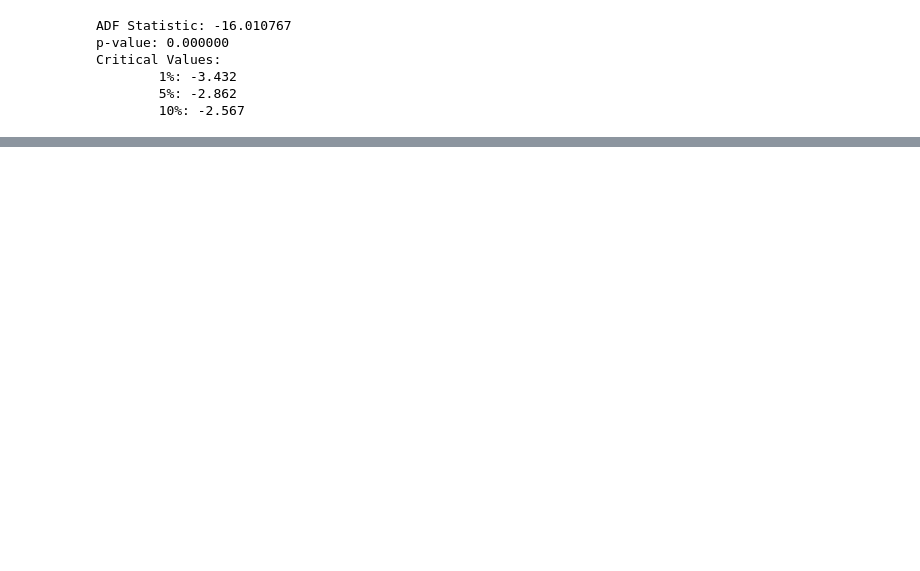
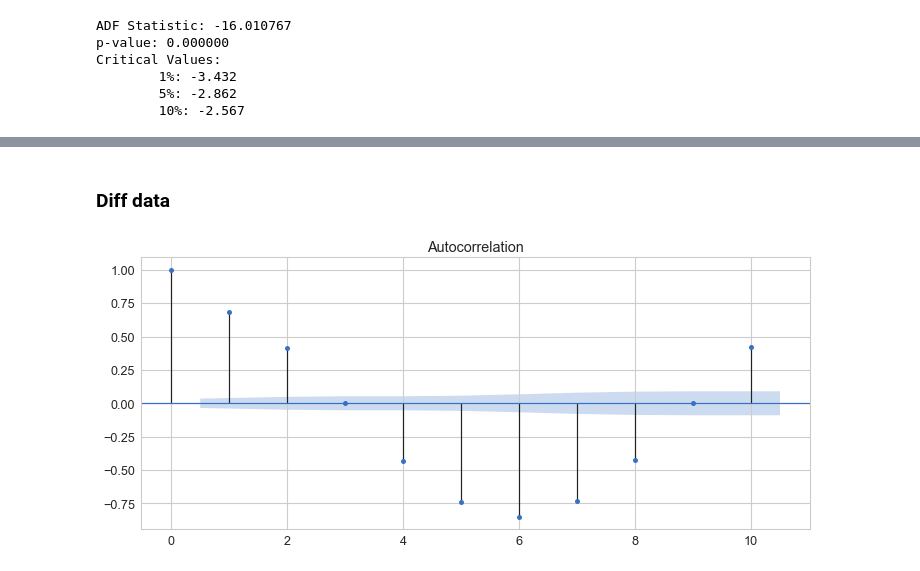
Before and after one commit to Arorazafin/ML-Supvervised-TimeSeries-LSTM, a Jupyter notebook: ts-climateChange.ipynb, the cells around one changed output, grey strips where cells are left out. Drawn from its saved outputs; the diff is of its cells as text; code cells hidden in the pictures; blank space fills up the shorter version.

```diff
--- a/ts-climateChange.ipynb
+++ b/ts-climateChange.ipynb
@@ -242,0 +266,8 @@ Critical Values:
+# %% [markdown]
+### Diff data
+# %%
+fig, ax = plt.subplots(figsize=(12,5))
+plot_acf(tempDiff.values, lags=10, ax=ax)
+plt.show()
+# %% [output]
+[figure, added]
```
Also changed, not shown: parts of 27 cells of this notebook.
